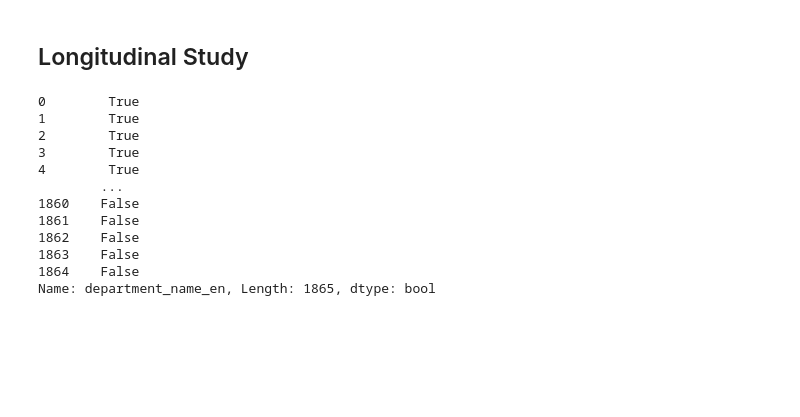
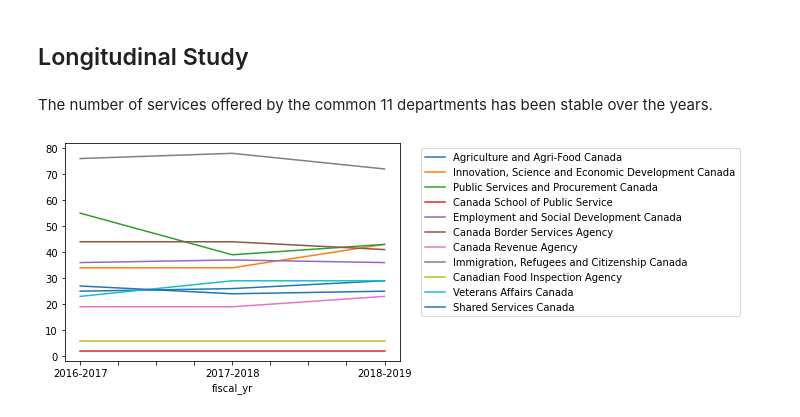
Before and after one commit to d-ta/GC-Service-Inventory-EDA, a Jupyter notebook: GC Service Inventory_D.ipynb, the cells around one changed output. Drawn from its saved outputs; the diff is of its cells as text; code cells hidden in the pictures; blank space fills up the shorter version.

Commit message:
added graph

```diff
--- a/GC Service Inventory_D.ipynb
+++ b/GC Service Inventory_D.ipynb
@@ -297,17 +297,13 @@ department_name_fy_3 = set(df_inv[df_inv.fiscal_yr == '2018-2019'].department_na
 
 department_name_cmn = list(department_name_fy_1.intersection(department_name_fy_2, department_name_fy_3))
 # %%
-df_inv.department_name_en.isin(department_name_cmn)
+eleven_depts = df_inv.department_name_en.isin(department_name_cmn)
-# %% [output]
-0        True
-1        True
-2        True
-3        True
-4        True
-        ...
-1860    False
-1861    False
-1862    False
-1863    False
-1864    False
-Name: department_name_en, Length: 1865, dtype: bool
+# %% [markdown]
+The number of services offered by the common 11 departments has been stable over the years.
+# %%
+for dept in department_name_cmn:
+    df_inv[df_inv.department_name_en == dept].groupby('fiscal_yr').size().plot(label=dept)
+plt.legend(bbox_to_anchor=(1.05, 1))
+plt.show()
+# %% [output]
+[figure, added]
```
